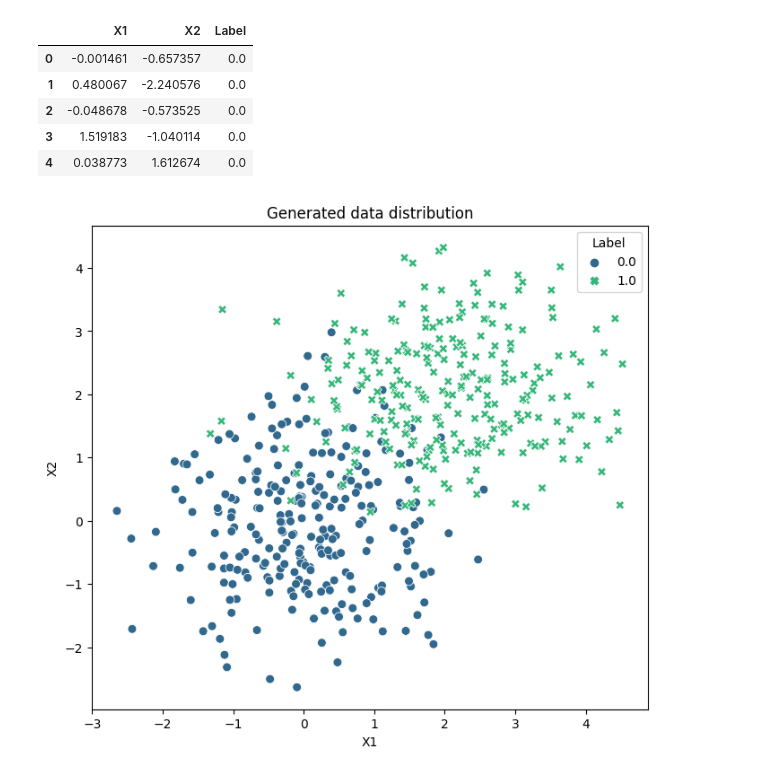
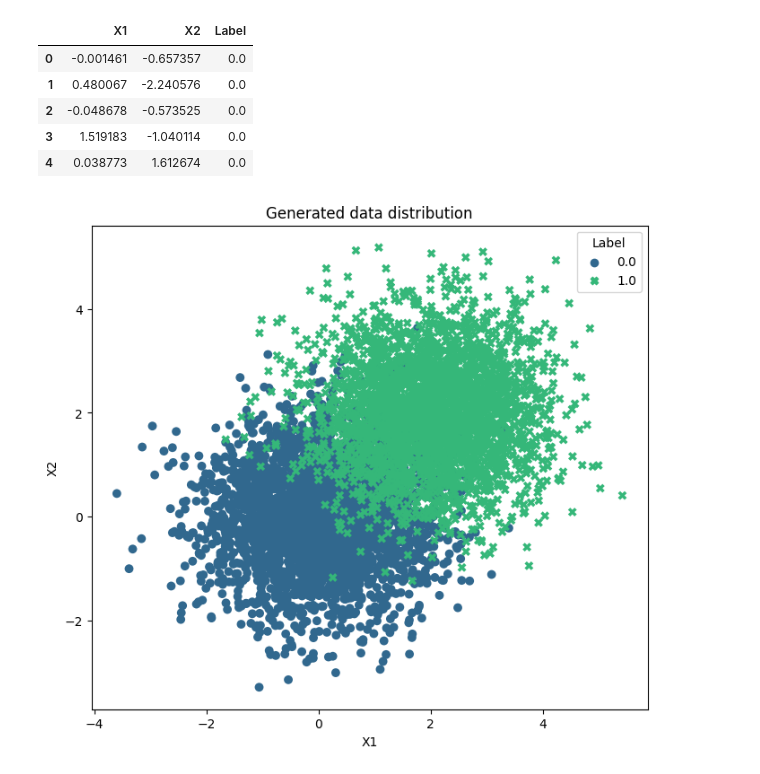
Before and after one commit to MurphLaws/Exp, a Jupyter notebook: scatter_ECDF.ipynb, the cells around one changed output. Cells and saved outputs as stored; diff of their text form; code cells hidden in the pictures.

```diff
--- a/scatter_ECDF.ipynb
+++ b/scatter_ECDF.ipynb
@@ -37,36 +37,36 @@ tf.random.set_seed(2349324)
 # Create dataset composed of teo points clusters with generated with a bivariate gaussian distribution with mean [0,0] and [4,4]
 # and equal covariance matrices.
 
 def create_data(n):
     mean1 = [0,0]
     covmat = [[1, 0], [0, 1]]
     cov  = covmat
     x1_1, x2_1 = np.random.multivariate_normal(mean1, cov, int(n/2)).T
 
     mean2 = [2,2]
     cov  = covmat
     x1_2, x2_2 = np.random.multivariate_normal(mean2, cov, int(n/2)).T
 
     pts1 = list(zip(x1_1, x2_1,itertools.repeat(0)))
     pts2 = list(zip(x1_2, x2_2,itertools.repeat(1)))
 
     return pd.DataFrame(np.concatenate((pts1,pts2),axis=0), columns = ["X1", "X2", "Label"])
 
 
-interleaved  = create_data(500)
+interleaved  = create_data(6000)
 
 
 plt.figure(figsize=(8,7))
-sns.scatterplot(data=interleaved, x='X1', y='X2', hue='Label', palette='viridis', style='Label',s=50).set(title = 'Generated data distribution')
+sns.scatterplot(data=interleaved, x='X1', y='X2', hue='Label', palette='viridis', style='Label',s=50, linewidth=0).set(title = 'Generated data distribution')
 interleaved.head()
 # %% [output]
 |  | X1 | X2 | Label |
 | 0 | -0.001461 | -0.657357 | 0.0 |
 | 1 | 0.480067 | -2.240576 | 0.0 |
 | 2 | -0.048678 | -0.573525 | 0.0 |
 | 3 | 1.519183 | -1.040114 | 0.0 |
 | 4 | 0.038773 | 1.612674 | 0.0 |
-[figure, old version]
+[figure, new version]
 # %%
 
 #I created this namedtuple in order to acces more easily to the Test and Train data for each of the Leave One Out Datasets
```
Also changed, not shown: parts of 10 cells of this notebook.
